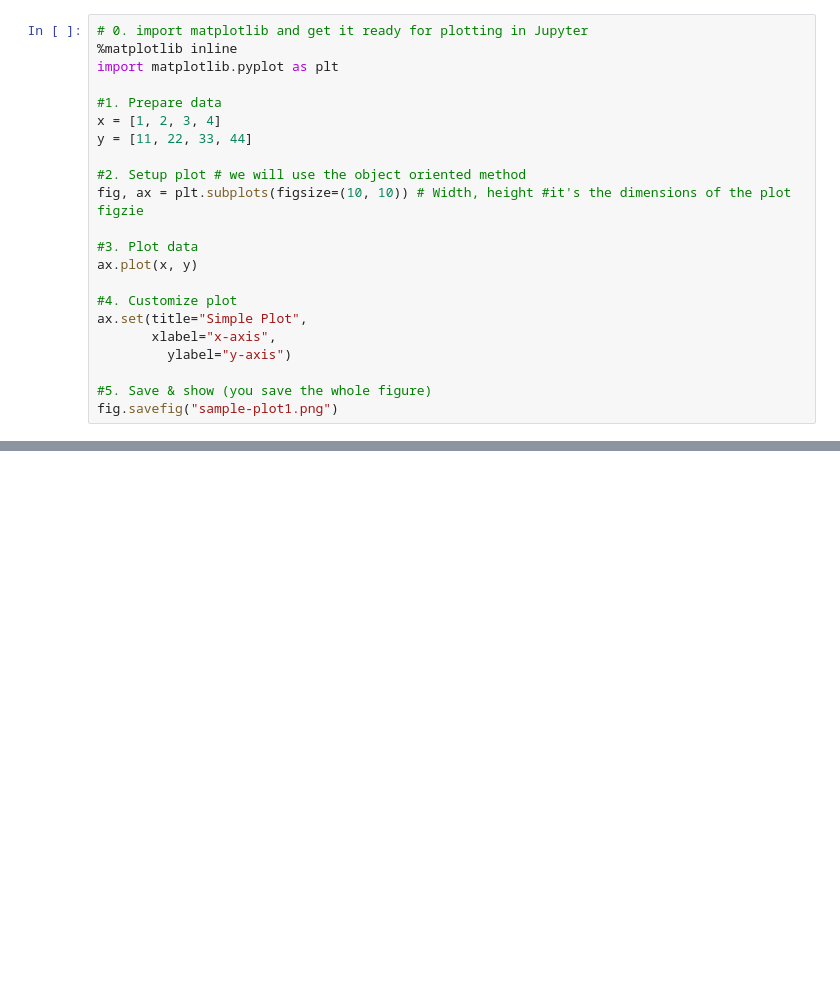
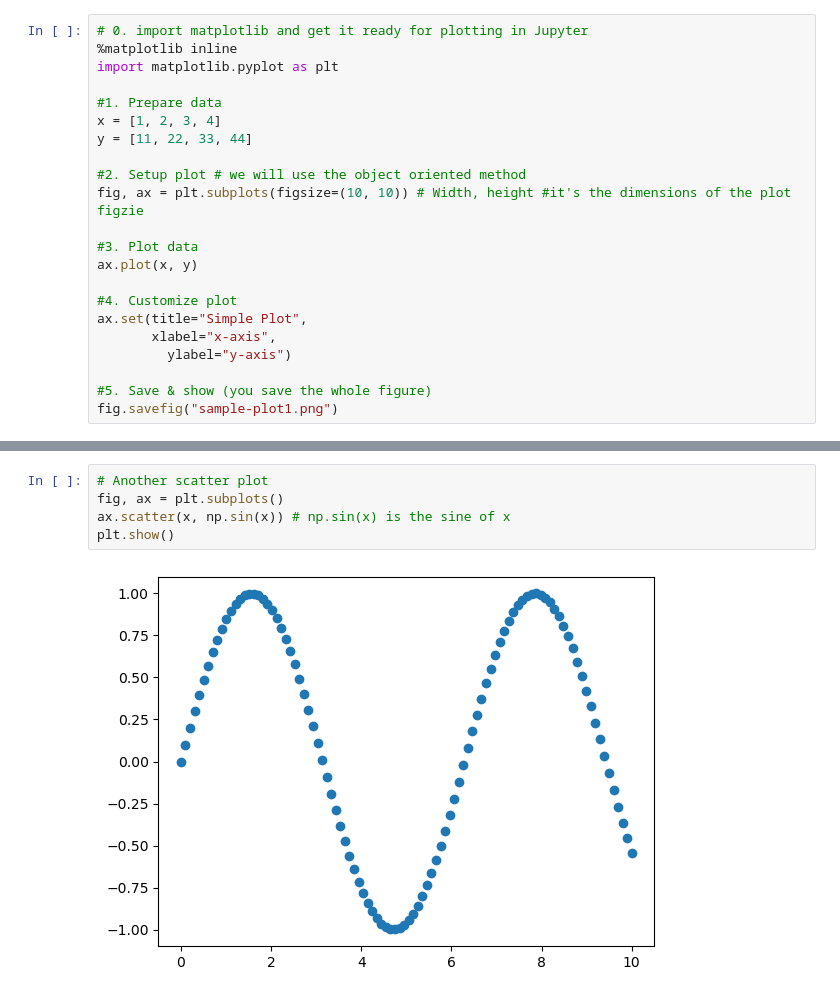
Before and after one commit to junaidknows/ml-study-projects, a Jupyter notebook: Introduction to Matplotlib.ipynb, the cells around one changed output, grey strips where cells are left out. Cells and saved outputs as stored; diff of their text form; blank space fills up the shorter version.

```diff
--- a/Introduction to Matplotlib.ipynb
+++ b/Introduction to Matplotlib.ipynb
@@ -97,0 +130,7 @@ fig.savefig("sample-plot1.png")
+# %%
+# Another scatter plot
+fig, ax = plt.subplots()
+ax.scatter(x, np.sin(x)) # np.sin(x) is the sine of x
+plt.show()
+# %% [output]
+[figure, added]
```
Also changed, not shown: parts of 6 cells of this notebook.
